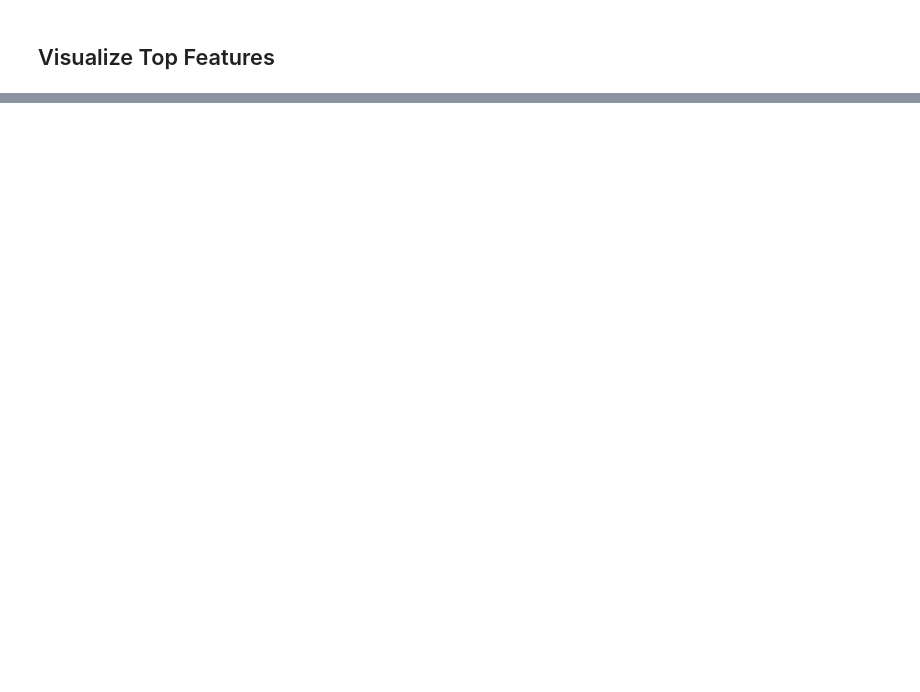
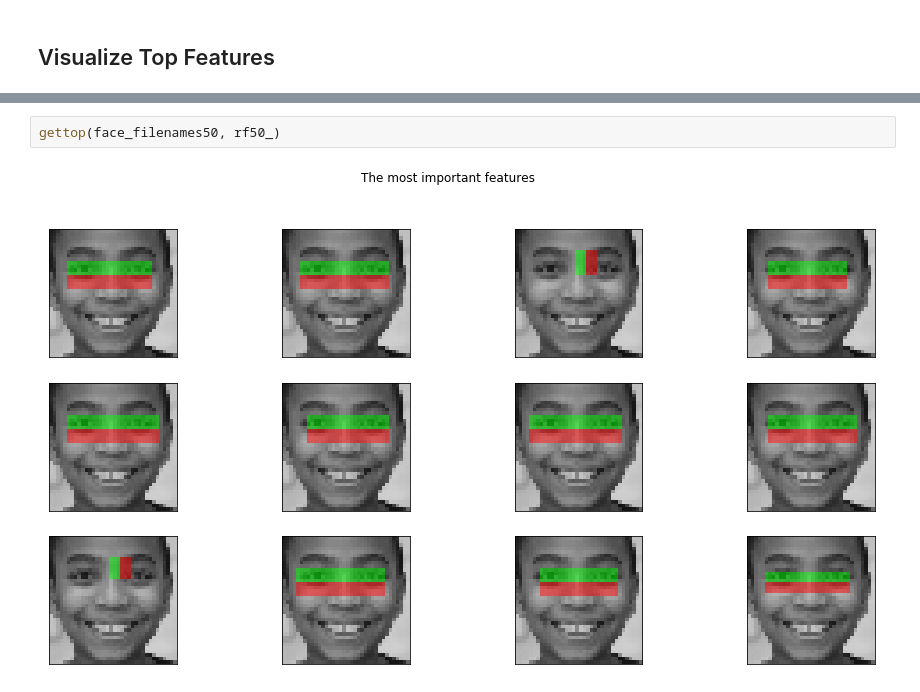
Before and after one commit to mjiang9/cos429project, a Jupyter notebook: Viola-Jones.ipynb, the cells around one changed output, grey strips where cells are left out. Cells and saved outputs as stored; diff of their text form; blank space fills up the shorter version.

```diff
--- a/Viola-Jones.ipynb
+++ b/Viola-Jones.ipynb
@@ -731,0 +634,4 @@ gettop(face_filenames100, rf100)
+# %%
+gettop(face_filenames50, rf50_)
+# %% [output]
+[figure, added]
```
Also changed, not shown: parts of 132 cells of this notebook, 2 other files.
